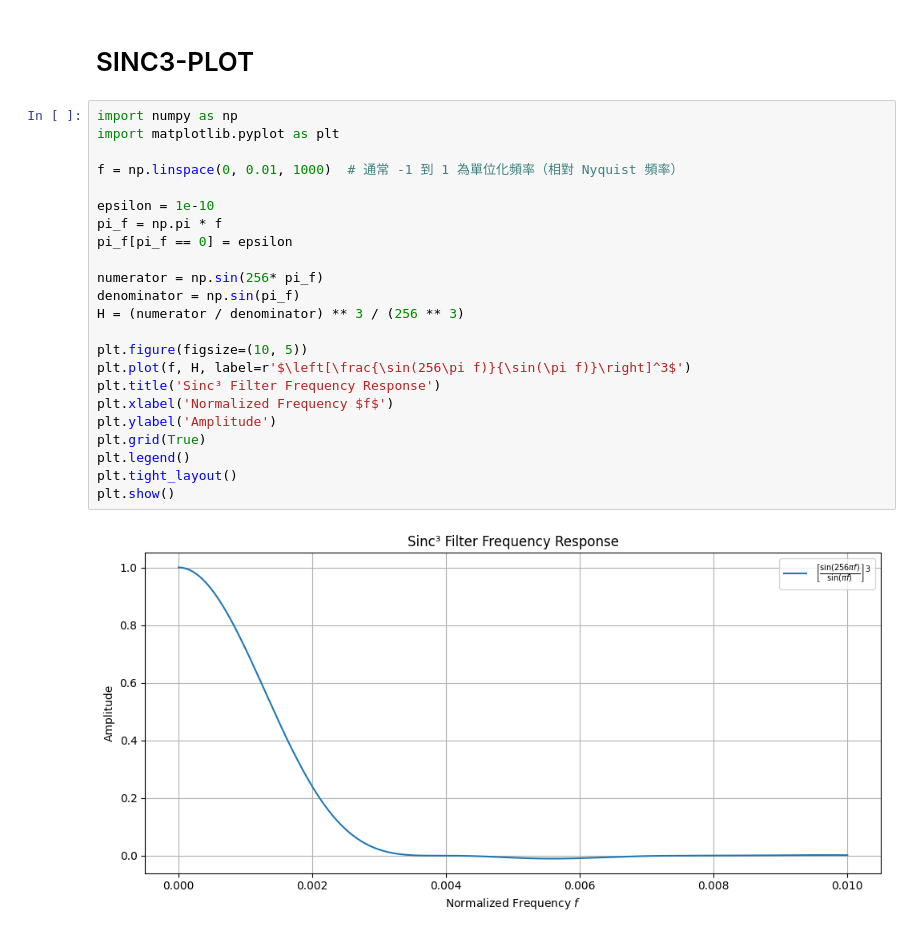
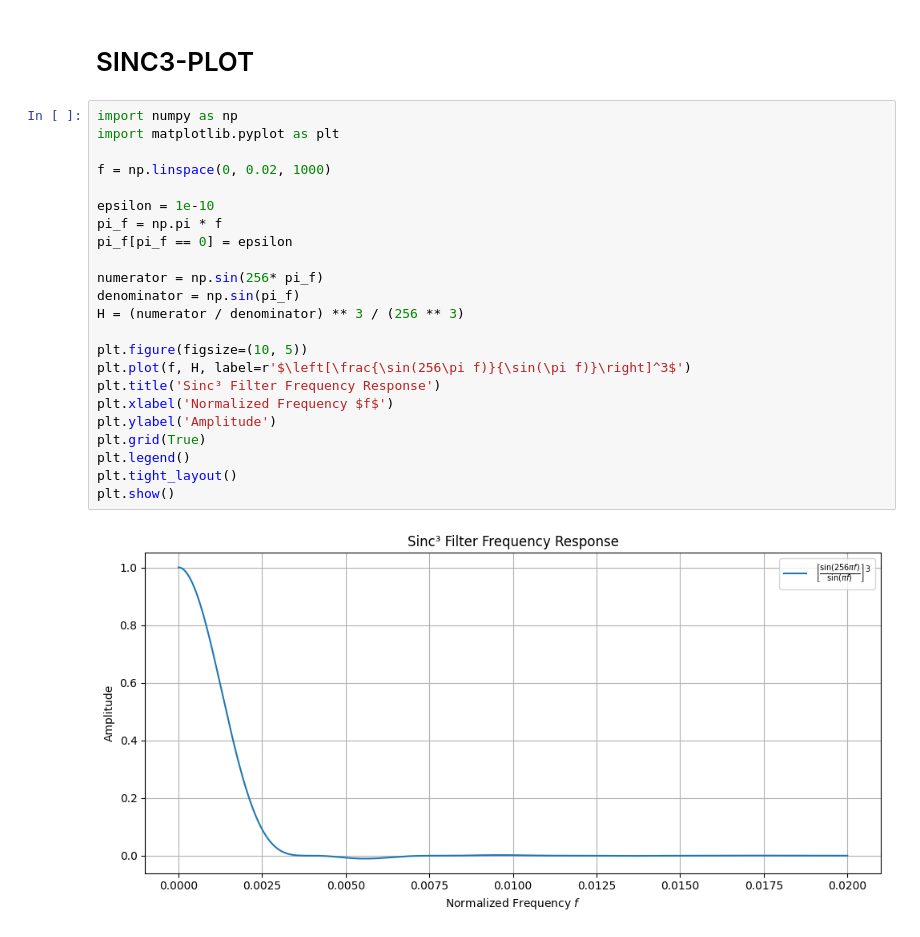
Before and after one commit to human234/amob, a Jupyter notebook: plot.ipynb, the cells around one changed output. Drawn from its saved outputs; the diff is of its cells as text.

```diff
--- a/plot.ipynb
+++ b/plot.ipynb
@@ -3,28 +3,28 @@
 # %%
 import numpy as np
 import matplotlib.pyplot as plt
 
-f = np.linspace(0, 0.01, 1000)  # 通常 -1 到 1 為單位化頻率（相對 Nyquist 頻率）
+f = np.linspace(0, 0.02, 1000)
 
 epsilon = 1e-10
 pi_f = np.pi * f
 pi_f[pi_f == 0] = epsilon
 
 numerator = np.sin(256* pi_f)
 denominator = np.sin(pi_f)
 H = (numerator / denominator) ** 3 / (256 ** 3)
 
 plt.figure(figsize=(10, 5))
 plt.plot(f, H, label=r'$\left[\frac{\sin(256\pi f)}{\sin(\pi f)}\right]^3$')
 plt.title('Sinc³ Filter Frequency Response')
 plt.xlabel('Normalized Frequency $f$')
 plt.ylabel('Amplitude')
 plt.grid(True)
 plt.legend()
 plt.tight_layout()
 plt.show()
 # %% [output]
-[figure, old version]
+[figure, new version]
 # %%
 import numpy as np
 import matplotlib.pyplot as plt
```
Also changed, not shown: parts of 2 cells of this notebook.
